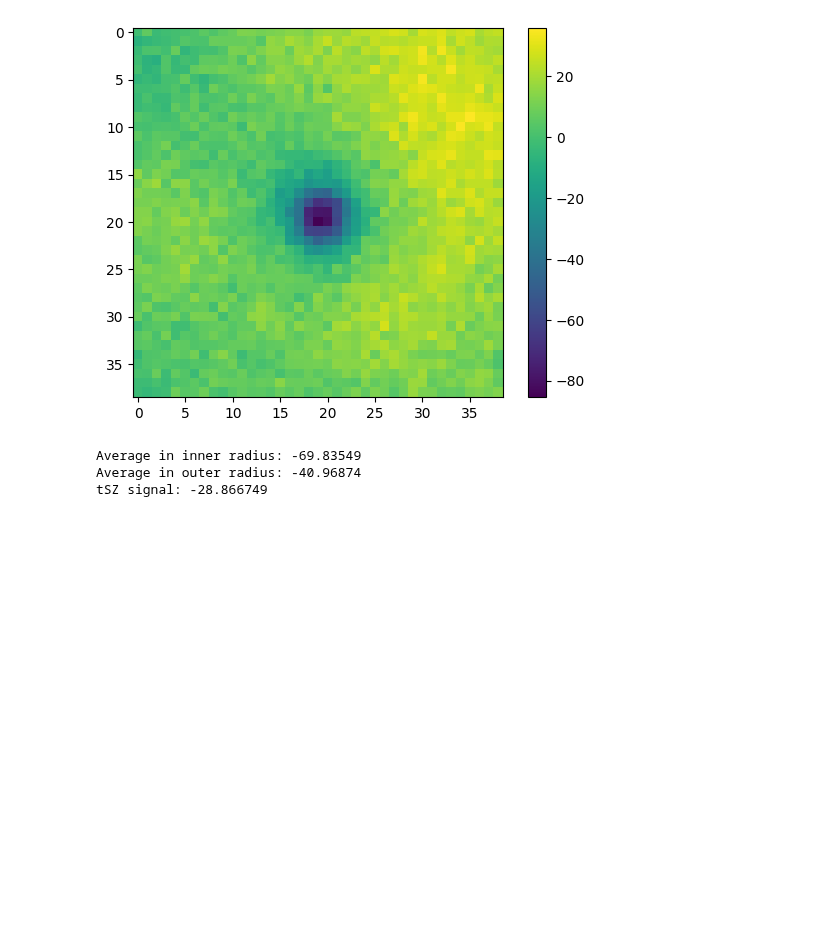
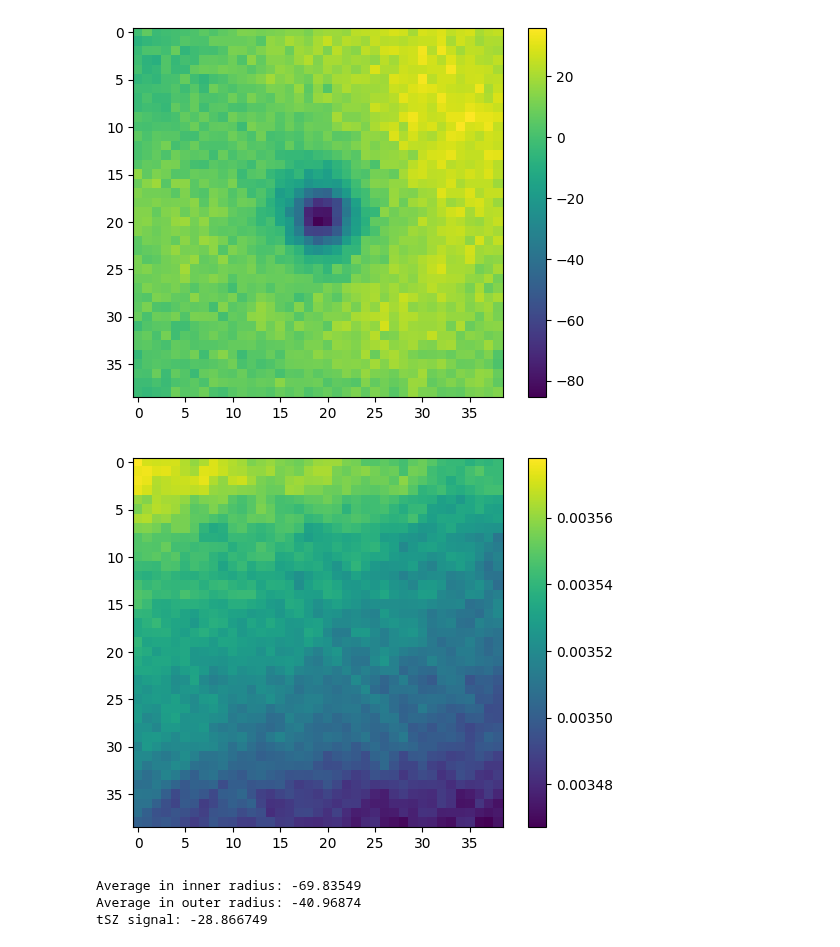
Before and after one commit to deepskies/DeepSZSim, a Jupyter notebook: Compare_to_ACT_subamps.ipynb, the cells around one changed output. Saved outputs shown, nothing was run; the diff lists cells and outputs as text; code cells hidden in the pictures; blank space fills up the shorter version.

```diff
--- a/Compare_to_ACT_subamps.ipynb
+++ b/Compare_to_ACT_subamps.ipynb
@@ -93,6 +102,29 @@ cbar = plt.colorbar(im3)
 #Plot a stack of these 30 clusters to compare to our sims. This is what the average map looks like:
 # %% [output]
 [figure]
+# %%
+# Give the box a width of 19.5 arcmin
+W = 0.325
+width = np.deg2rad(0.325)
+
+submap=[]
+for i in range(len(rac)):
+    dec,ra = np.deg2rad([decc[i],rac[i]])
+    box = [[dec-width/2.,ra-width/2.],[dec+width/2.,ra+width/2.]]
+    submap=ivar.submap(box)
+    if i==0:
+        submaptot=submap
+    if i>0:
+        submaptot+=submap
+    #print(np.shape(submap))
+
+noisesubmaptot=submaptot/(len(rac))
+im3=plt.imshow(noisesubmaptot)
+cbar = plt.colorbar(im3)
+
+#Plot a stack of the ivar submaps for the 30 clusters to determine our noise level. This is what the average map looks like:
+# %% [output]
+[figure, added]
 # %%
 #Try AP on this stack. The circles are not plotting and I am not sure why
 
```
Also changed, not shown: parts of 11 cells of this notebook, 1 other file.
